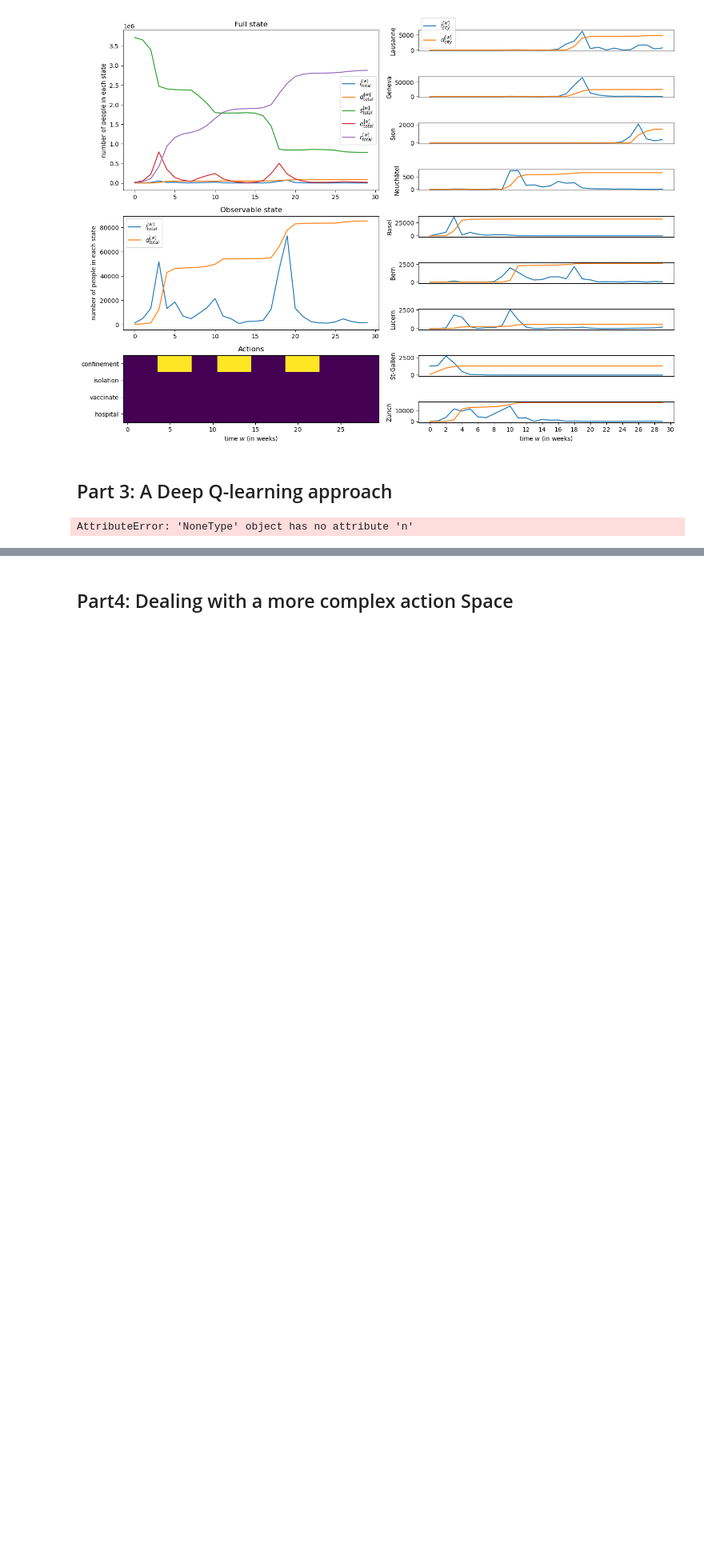
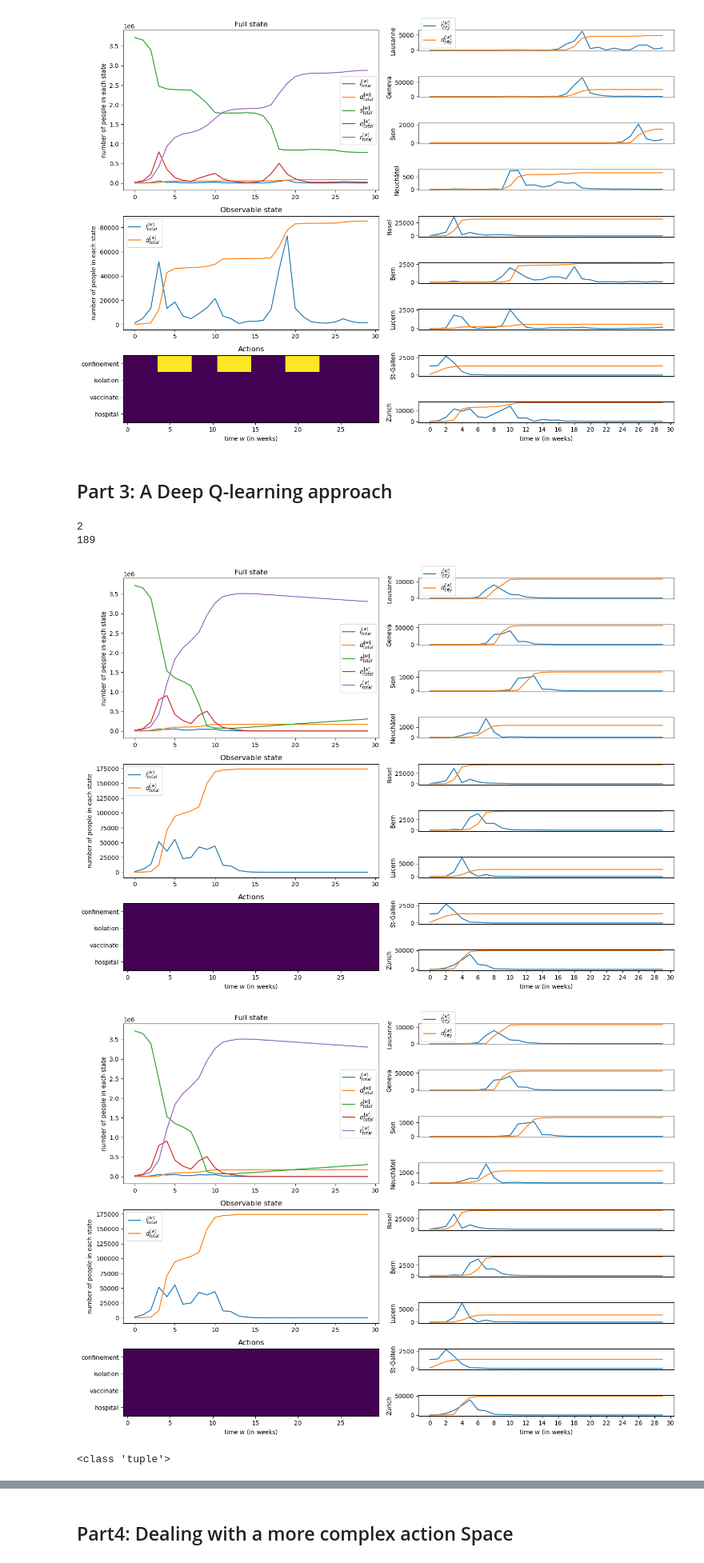
Before and after one commit to paulblgr/Miniproject-ANN, a Jupyter notebook: notebook.ipynb, the cells around one changed output, grey strips where cells are left out. Shown: that part at 80% size. Saved outputs shown, nothing was run; the diff lists cells and outputs as text; code cells hidden in the pictures; blank space fills up the shorter version.

```diff
--- a/notebook.ipynb
+++ b/notebook.ipynb
@@ -54,6 +67,7 @@ def observation_preprocessor_Russo(obs: Observation, dyn:ModelDynamics):
     infected=np.array([np.array(obs.city[c].infected) for c in dyn.cities])[:,6].sum()
     return infected
 # %%
+dyn = ModelDynamics('config/switzerland.yaml')
 env = Env(dyn,
             action_preprocessor=action_preprocessor,
             observation_preprocessor=observation_preprocessor_Russo)
@@ -70,16 +84,29 @@ plot_episode(log, dyn, True)
 # %%
 from DQN import *
 action_space=spaces.Discrete(2)
+dyn = ModelDynamics('config/switzerland.yaml')
+observation_space   =   spaces.Box( low=0,
+                                    high=1,
+                                    shape=(3, dyn.n_cities, dyn.env_step_length),
+                                    dtype=np.float16)
+
+
 env = Env(dyn,
+            action_space = action_space,
+            observation_space= observation_space,
             action_preprocessor=action_preprocessor,
             observation_preprocessor=observation_preprocessor_DQN)
 
 DQNagent  = DQNAgent(env)
 training_trace = []
 
-for i in range(10):
+for i in range(500):
     log, rwds = training_episode(env, DQNagent)
-    training_trace.append(np.array(rwds).sum())
-    plot_episode(log)
+    #training_trace.append(np.array(rwds).sum())
+    if i%50 ==0 :  plot_episode(log, dyn, True)
 # %% [output]
-AttributeError: 'NoneType' object has no attribute 'n'
+2
+189
+[figure, added]
+[figure, added]
+<class 'tuple'>
```
Also changed, not shown: parts of 2 cells of this notebook, 1 other file.
